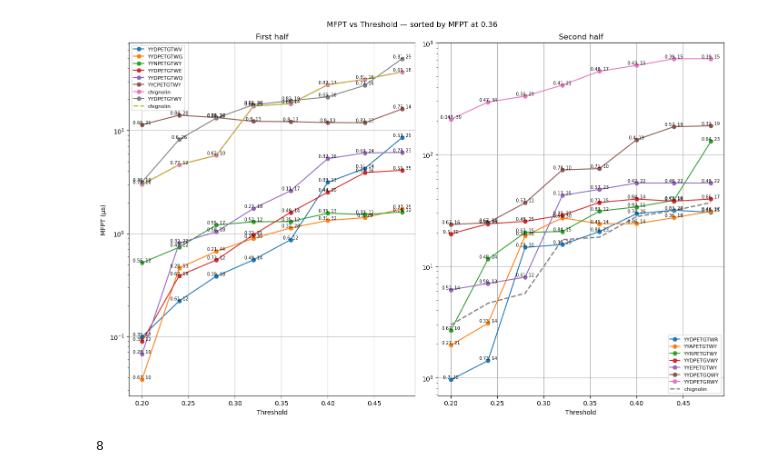
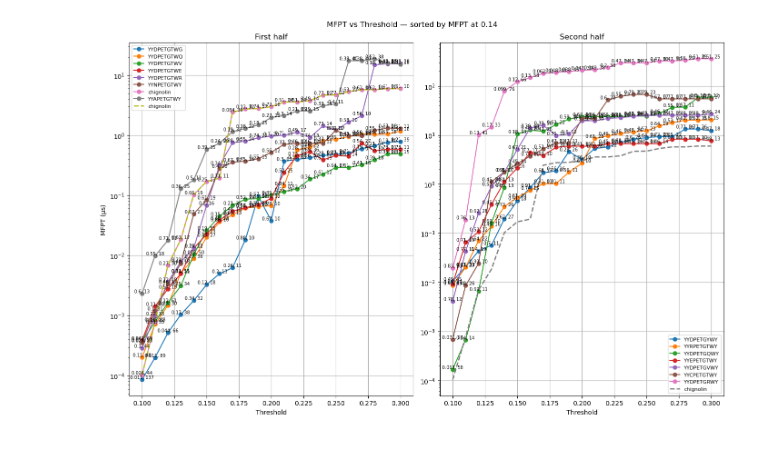
Before and after one commit to MendelsResearchGroup/guiding-peptide-kinetics, a Jupyter notebook: src/fpt.ipynb, the cells around one changed output. Saved outputs shown, nothing was run; the diff lists cells and outputs as text; code cells hidden in the pictures.

```diff
--- a/src/fpt.ipynb
+++ b/src/fpt.ipynb
@@ -137,12 +146,11 @@ def plot_mfpt_corr(df, prop_col, wt_label='Wildtype', group_col='residue_idx',
 
     res_keys = sorted(int(k) for k in df[group_col].dropna().unique())
     res_colors = color_map(res_keys) if 'color_map' in globals() else {k: None for k in res_keys}
-
-    plt.figure(figsize=(8, 6))
-
-    if annotate:
-        for xv, yv, name in zip(x_all[mask], y_all[mask], df.loc[mask, 'long'].to_numpy()):
-            plt.text(xv, yv, name, fontsize=6, ha='center', va='bottom')
+    res_colors[2] = 'orange'
+    res_colors[7] = 'blue'
+    res_colors[9] = 'green'
+    for xv, yv, name in zip(x_all[mask], y_all[mask], df.index.to_numpy()):
+        plt.text(xv, yv, name, fontsize=6, ha='center', va='bottom')
 
     for k in res_keys:
         sub = df[df[group_col] == k]
@@ -172,15 +180,11 @@ def plot_mfpt_corr(df, prop_col, wt_label='Wildtype', group_col='residue_idx',
 with open("../data/mfpt-pace=25000.pkl", "rb") as f:
     all_mfpt = pickle.load(f)
 
+thresholds = np.array(list(all_mfpt['chignolin'].keys()))
 sample_size = 200
-th = thresholds[0]
+th = thresholds[1]
+
 df = collect_df(all_mfpt, th, sample_size)
-
+print(th)
 plot_mfpt_corr(df, 'eigenvalue', annotate=True)
-# plot_mfpt_corr(df, 'dot', annotate=True)
-# plot_mfpt_corr(df, 'avg_change_diff', annotate=True)
-# plot_mfpt_corr(df, 'cov_dot_product_folded', annotate=True)
-# plot_mfpt_corr(df, 'cov_dot_product_unfolded', annotate=True)
-# plot_mfpt_corr(df, 'diagonal_cov_dot_folded', annotate=True)
-# plot_mfpt_corr(df, 'diagonal_cov_dot_unfolded', annotate=True)
 # %% [output]
@@ -386,11 +385,12 @@ def fit_exp_ks(samples):
     D, p = stats.kstest(x, "expon", args=(0, tau))
     return tau, p, D
 
-def plot_all_mfpt(all_mfpt, proteins, thresholds, sort_idx=4):
+def plot_all_mfpt(all_mfpt, proteins, sort_idx=4):
     """
     Sort proteins by ascending MFPT at thresholds[sort_idx] and plot side-by-side
     with independent y-scales and legends.
     """
+    thresholds = np.array(list(all_mfpt['chignolin'].keys()))
     sort_idx = max(0, min(sort_idx, len(thresholds) - 1))
 
     # Collect MFPT (µs)
@@ -416,37 +416,35 @@ def plot_all_mfpt(all_mfpt, proteins, thresholds, sort_idx=4):
 
     proteins_sorted = sorted(proteins, key=sort_key)
 
     mid = (len(proteins_sorted) + 1) // 2
     halves = [proteins_sorted[:mid], proteins_sorted[mid:]]
 
     fig, axes = plt.subplots(1, 2, figsize=(14, 9), sharey=False)
     ref_th = thresholds[sort_idx]
 
     for ax, subset, title_suffix in zip(axes, halves, ['First half', 'Second half']):
         for p in subset:
             ax.plot(thresholds, series[p], marker='o', label=p)
 
             for x, y, (p, lim) in zip(thresholds,series[p], pValues[p]):
                 ax.text(x, y, f"{p:.2g}, {lim}", ha='center', va='bottom', fontsize=7)
 
         ax.plot(thresholds, chig, linestyle='--', linewidth=2, label='chignolin')
         ax.set_xlabel('Threshold')
         ax.set_title(f'{title_suffix}')
         ax.set_yscale('log')
         ax.legend(fontsize=8, ncol=1)
         ax.grid(True)
 
     axes[0].set_ylabel('MFPT (µs)')
     fig.suptitle(f'MFPT vs Threshold — sorted by MFPT at {ref_th:.3g}')
 
     plt.tight_layout()
     plt.show()
 
-plot_all_mfpt(all_mfpt, proteins, thresholds)
-print(len(thresholds))
+plot_all_mfpt(all_mfpt, proteins)
 # %% [output]
-[figure, old version]
+[figure, new version]
-8
 # %%
 import math
 
```
Also changed, not shown: parts of 7 cells of this notebook, 17 other files.
